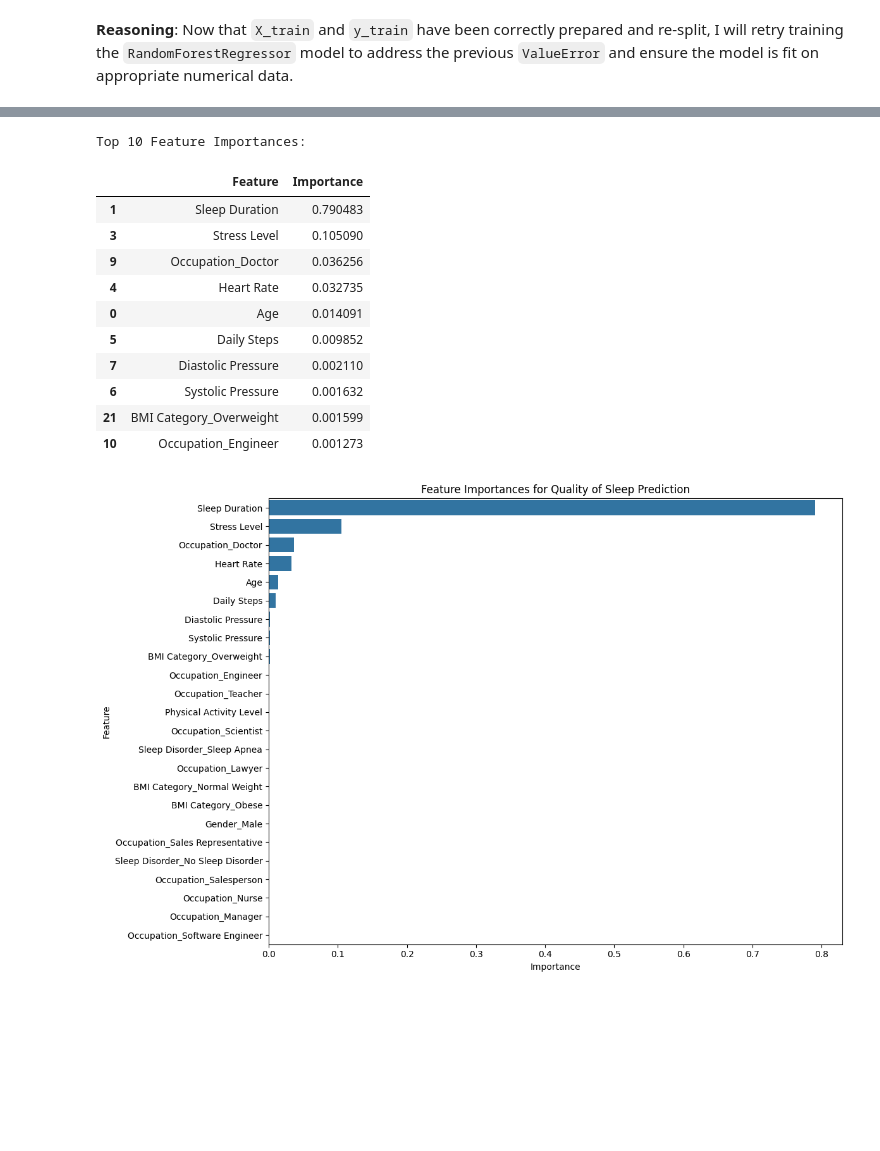
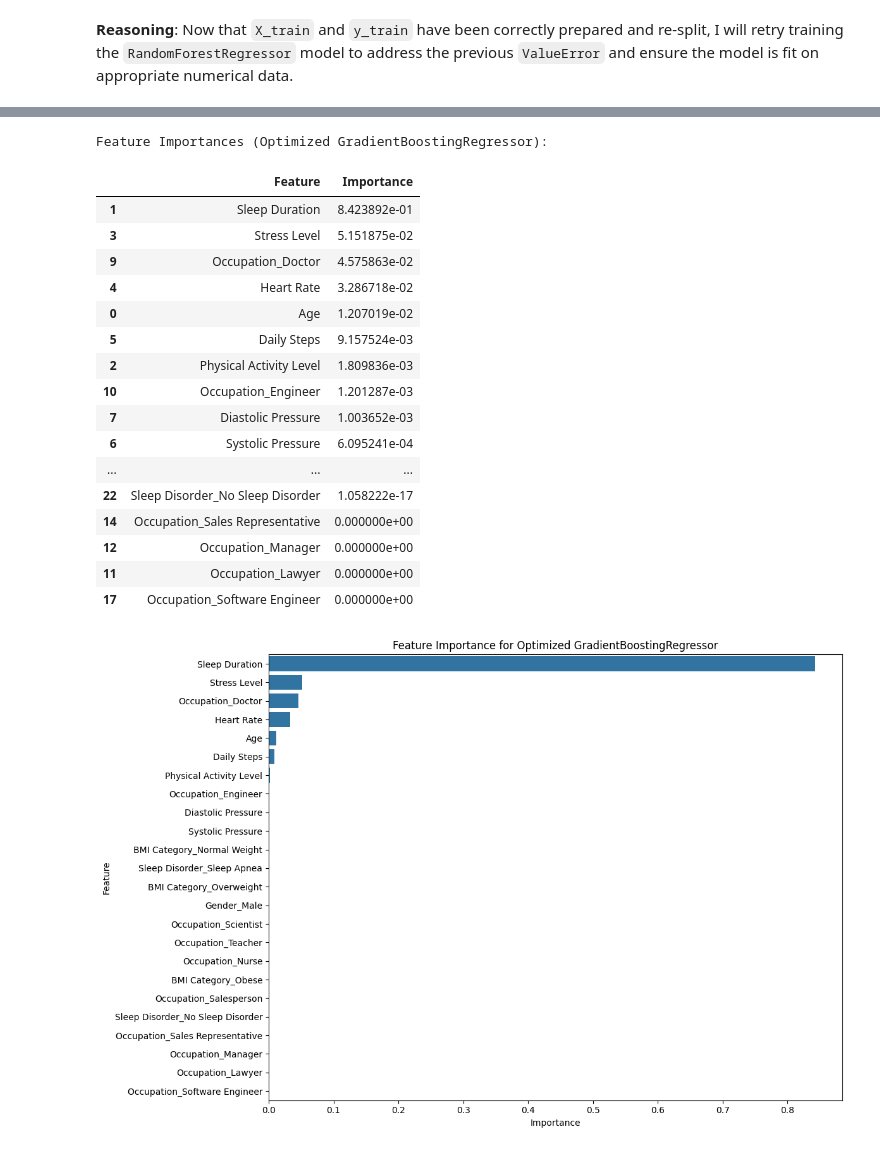
Before and after one commit to diariverosro/-Proyecto_final, a Jupyter notebook: Modelado_Proyecto_Análisis_de_la_calidad_del_sueño.ipynb, the cells around one changed output, grey strips where cells are left out. Drawn from its saved outputs; the diff is of its cells as text; code cells hidden in the pictures; blank space fills up the shorter version.

Commit message:
Modelo con GradientBoostingRegressor

```diff
--- a/Modelado_Proyecto_Análisis_de_la_calidad_del_sueño.ipynb
+++ b/Modelado_Proyecto_Análisis_de_la_calidad_del_sueño.ipynb
@@ -246,9 +143,0 @@ Since `X` and `y` have been redefined due to the correction in the previous step
-# %%
-from sklearn.model_selection import train_test_split
-
-X_train, X_test, y_train, y_test = train_test_split(X, y, test_size=0.2, random_state=42)
-
-print("Shape of X_train:", X_train.shape)
-print("Shape of X_test:", X_test.shape)
-print("Shape of y_train:", y_train.shape)
-print("Shape of y_test:", y_test.shape)
@@ -260,13 +144,3 @@ Shape of y_test: (75,)
 # %% [markdown]
 **Reasoning**:
 Now that `X_train` and `y_train` have been correctly prepared and re-split, I will retry training the `RandomForestRegressor` model to address the previous `ValueError` and ensure the model is fit on appropriate numerical data.
-# %%
-from sklearn.ensemble import RandomForestRegressor
-
-# Instantiate the RandomForestRegressor model with a random_state for reproducibility
-model = RandomForestRegressor(random_state=42)
-
-# Fit the model to the training data
-model.fit(X_train, y_train)
-
-print("RandomForestRegressor model trained successfully.")
@@ -301,43 +256,49 @@ The model has been trained and evaluated for its predictive performance. The nex
 # %%
-import pandas as pd
 import matplotlib.pyplot as plt
 import seaborn as sns
+import pandas as pd
 
-# Get feature importances from the trained model
-feature_importances = model.feature_importances_
+# 1. Acceder al atributo feature_importances_ del mejor modelo GBR
+feature_importances_gbr = best_gbr_model.feature_importances_
 
-# Create a DataFrame for better visualization
-features_df = pd.DataFrame({
-    'Feature': X.columns,
-    'Importance': feature_importances
+# 2. Crear un DataFrame de pandas que contenga los nombres de las características y sus importancias
+features_df_gbr = pd.DataFrame({
+    'Feature': X_train.columns,
+    'Importance': feature_importances_gbr
 })
 
-# Sort the features by importance in descending order
-features_df = features_df.sort_values(by='Importance', ascending=False)
+# 3. Ordenar el DataFrame de importancia de características en orden descendente
+features_df_gbr = features_df_gbr.sort_values(by='Importance', ascending=False)
 
-# Display the top N feature importances
-print("Top 10 Feature Importances:")
-display(features_df.head(10))
+# Mostrar el DataFrame de importancias
+print("Feature Importances (Optimized GradientBoostingRegressor):")
+display(features_df_gbr)
 
-# Visualize feature importances
+# 4. Visualizar la importancia de las características utilizando un gráfico de barras
 plt.figure(figsize=(12, 8))
-sns.barplot(x='Importance', y='Feature', data=features_df)
-plt.title('Feature Importances for Quality of Sleep Prediction')
+sns.barplot(x='Importance', y='Feature', data=features_df_gbr)
+plt.title('Feature Importance for Optimized GradientBoostingRegressor')
 plt.xlabel('Importance')
 plt.ylabel('Feature')
 plt.tight_layout()
 plt.show()
 # %% [output]
-Top 10 Feature Importances:
+Feature Importances (Optimized GradientBoostingRegressor):
 |  | Feature | Importance |
-| 1 | Sleep Duration | 0.790483 |
-| 3 | Stress Level | 0.105090 |
-| 9 | Occupation_Doctor | 0.036256 |
-| 4 | Heart Rate | 0.032735 |
-| 0 | Age | 0.014091 |
-| 5 | Daily Steps | 0.009852 |
-| 7 | Diastolic Pressure | 0.002110 |
-| 6 | Systolic Pressure | 0.001632 |
-| 21 | BMI Category_Overweight | 0.001599 |
-| 10 | Occupation_Engineer | 0.001273 |
+| 1 | Sleep Duration | 8.423892e-01 |
+| 3 | Stress Level | 5.151875e-02 |
+| 9 | Occupation_Doctor | 4.575863e-02 |
+| 4 | Heart Rate | 3.286718e-02 |
+| 0 | Age | 1.207019e-02 |
+| 5 | Daily Steps | 9.157524e-03 |
+| 2 | Physical Activity Level | 1.809836e-03 |
+| 10 | Occupation_Engineer | 1.201287e-03 |
+| 7 | Diastolic Pressure | 1.003652e-03 |
+| 6 | Systolic Pressure | 6.095241e-04 |
+| ... | ... | ... |
+| 22 | Sleep Disorder_No Sleep Disorder | 1.058222e-17 |
+| 14 | Occupation_Sales Representative | 0.000000e+00 |
+| 12 | Occupation_Manager | 0.000000e+00 |
+| 11 | Occupation_Lawyer | 0.000000e+00 |
+| 17 | Occupation_Software Engineer | 0.000000e+00 |
-[figure, old version]
+[figure, new version]
```
Also changed, not shown: parts of 34 cells of this notebook.
